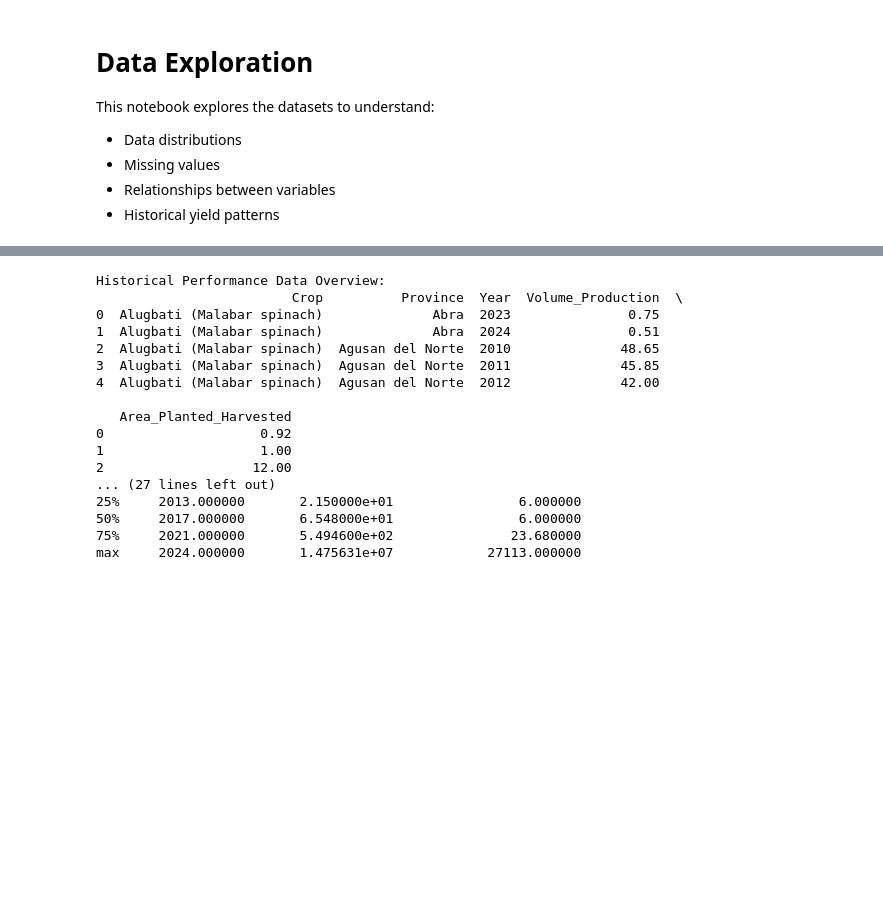
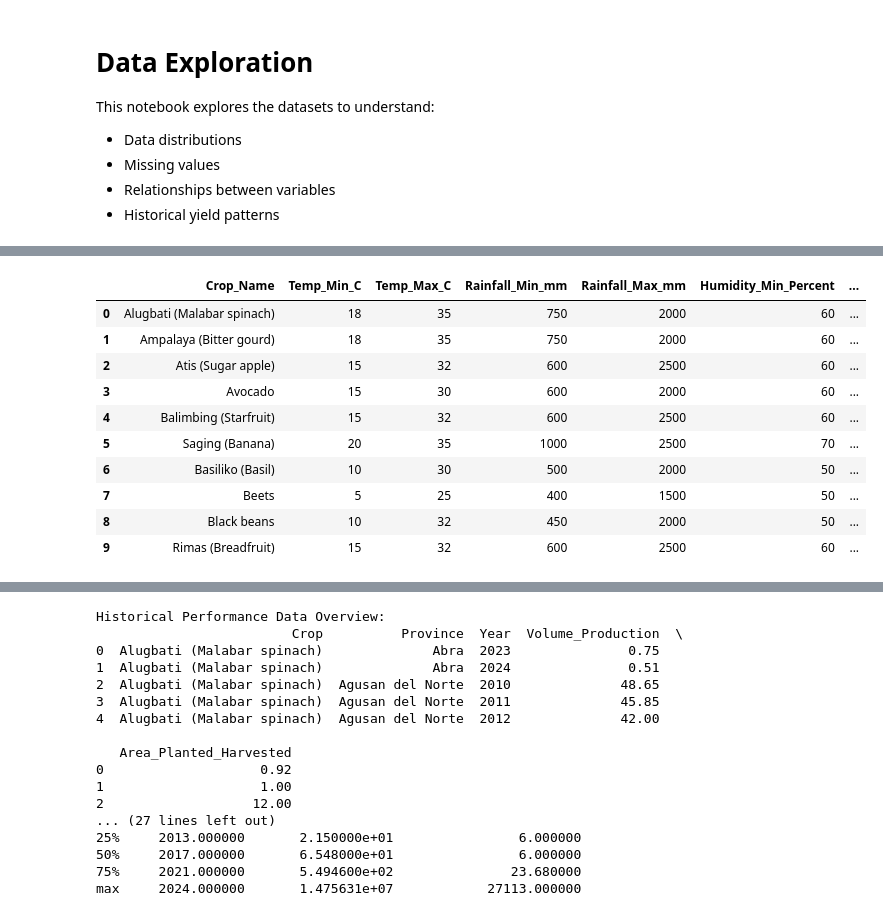
Before and after one commit to meruuuuooo/croptap-ml-v2, a Jupyter notebook: notebooks/01_data_exploration.ipynb, the cells around one changed output, grey strips where cells are left out. Saved outputs shown, nothing was run; the diff lists cells and outputs as text; code cells hidden in the pictures; blank space fills up the shorter version.

```diff
--- a/notebooks/01_data_exploration.ipynb
+++ b/notebooks/01_data_exploration.ipynb
@@ -40,0 +85,14 @@ Historical performance: 93369 records
+# %%
+crop_climate_req.head(10)
+# %% [output]
+|  | Crop_Name | Temp_Min_C | Temp_Max_C | Rainfall_Min_mm | Rainfall_Max_mm | Humidity_Min_Percent | ... |
+| 0 | Alugbati (Malabar spinach) | 18 | 35 | 750 | 2000 | 60 | ... |
+| 1 | Ampalaya (Bitter gourd) | 18 | 35 | 750 | 2000 | 60 | ... |
+| 2 | Atis (Sugar apple) | 15 | 32 | 600 | 2500 | 60 | ... |
+| 3 | Avocado | 15 | 30 | 600 | 2000 | 60 | ... |
+| 4 | Balimbing (Starfruit) | 15 | 32 | 600 | 2500 | 60 | ... |
+| 5 | Saging (Banana) | 20 | 35 | 1000 | 2500 | 70 | ... |
+| 6 | Basiliko (Basil) | 10 | 30 | 500 | 2000 | 50 | ... |
+| 7 | Beets | 5 | 25 | 400 | 1500 | 50 | ... |
+| 8 | Black beans | 10 | 32 | 450 | 2000 | 50 | ... |
+| 9 | Rimas (Breadfruit) | 15 | 32 | 600 | 2500 | 60 | ... |
```
Also changed, not shown: parts of 10 cells of this notebook, 12 other files.
